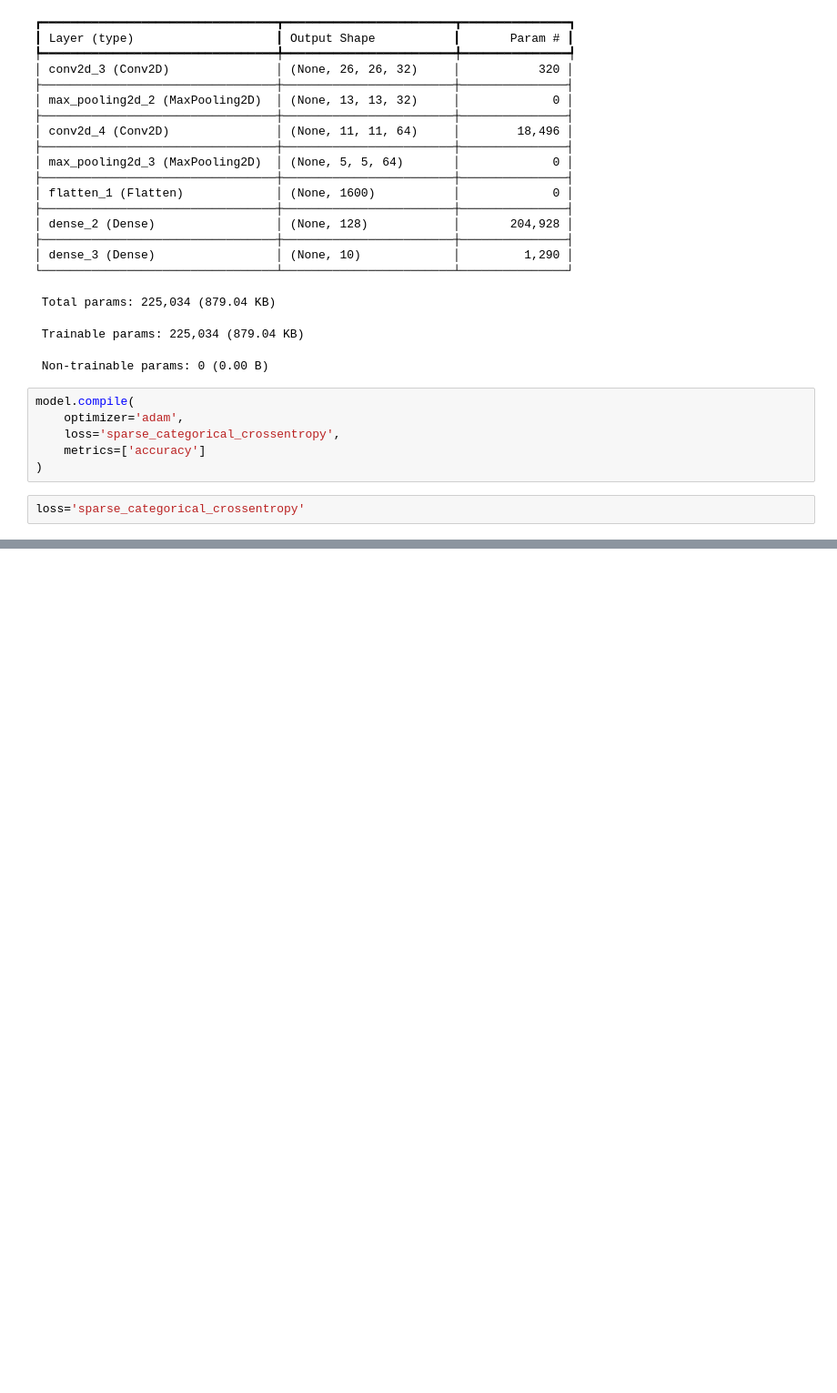
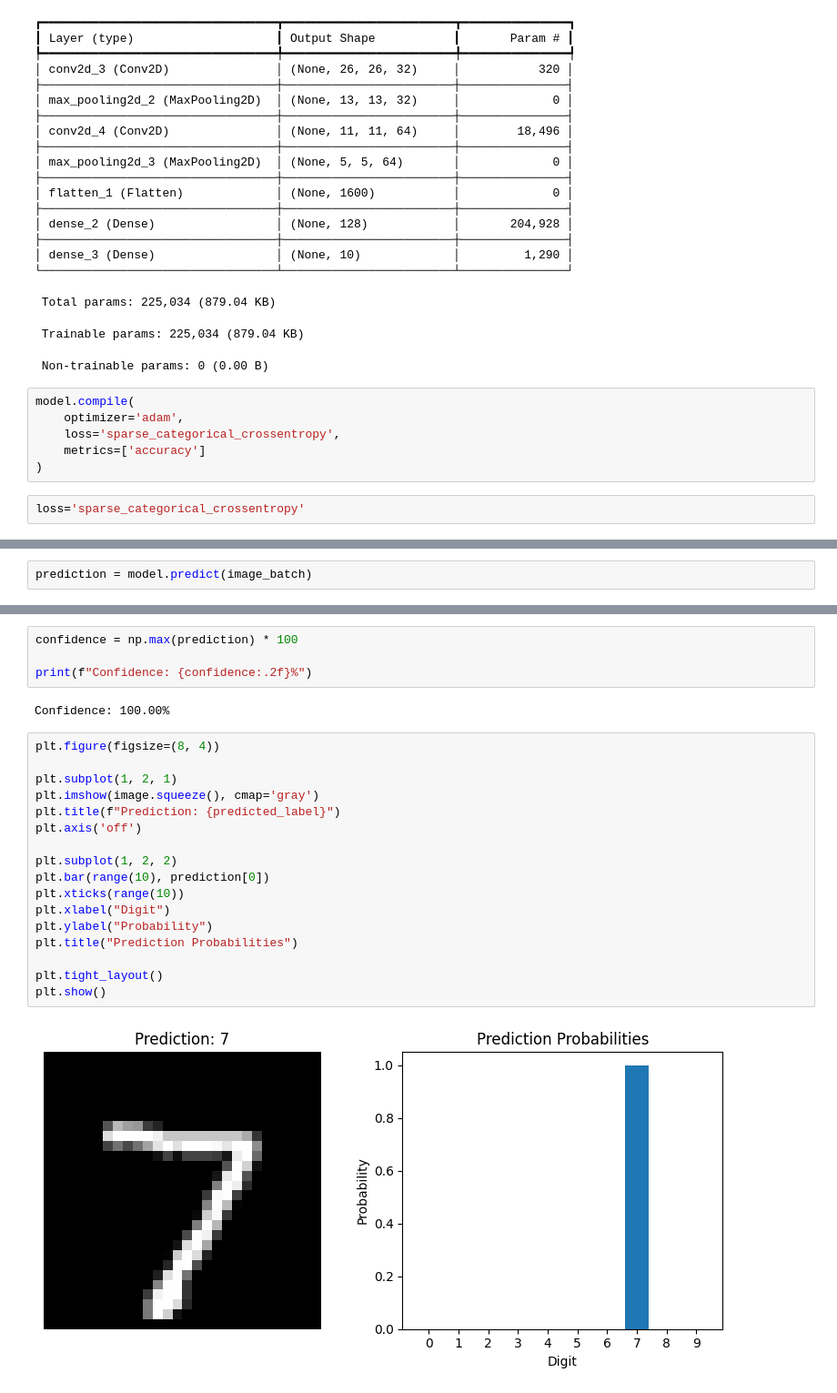
Before and after one commit to abhinavsinh014-prog/Deep-learning, a Jupyter notebook: project_on_CNN.ipynb, the cells around one changed output, grey strips where cells are left out. Shown at 91% size. Cells and saved outputs as stored; diff of their text form; blank space fills up the shorter version.

```diff
--- a/project_on_CNN.ipynb
+++ b/project_on_CNN.ipynb
@@ -103,0 +189,2 @@ loss='sparse_categorical_crossentropy'
+# %%
+prediction = model.predict(image_batch)
@@ -103,0 +206,25 @@ loss='sparse_categorical_crossentropy'
+# %%
+confidence = np.max(prediction) * 100
+
+print(f"Confidence: {confidence:.2f}%")
+# %% [output]
+Confidence: 100.00%
+# %%
+plt.figure(figsize=(8, 4))
+
+plt.subplot(1, 2, 1)
+plt.imshow(image.squeeze(), cmap='gray')
+plt.title(f"Prediction: {predicted_label}")
+plt.axis('off')
+
+plt.subplot(1, 2, 2)
+plt.bar(range(10), prediction[0])
+plt.xticks(range(10))
+plt.xlabel("Digit")
+plt.ylabel("Probability")
+plt.title("Prediction Probabilities")
+
+plt.tight_layout()
+plt.show()
+# %% [output]
+[figure, added]
```
Also changed, not shown: parts of 16 cells of this notebook.
